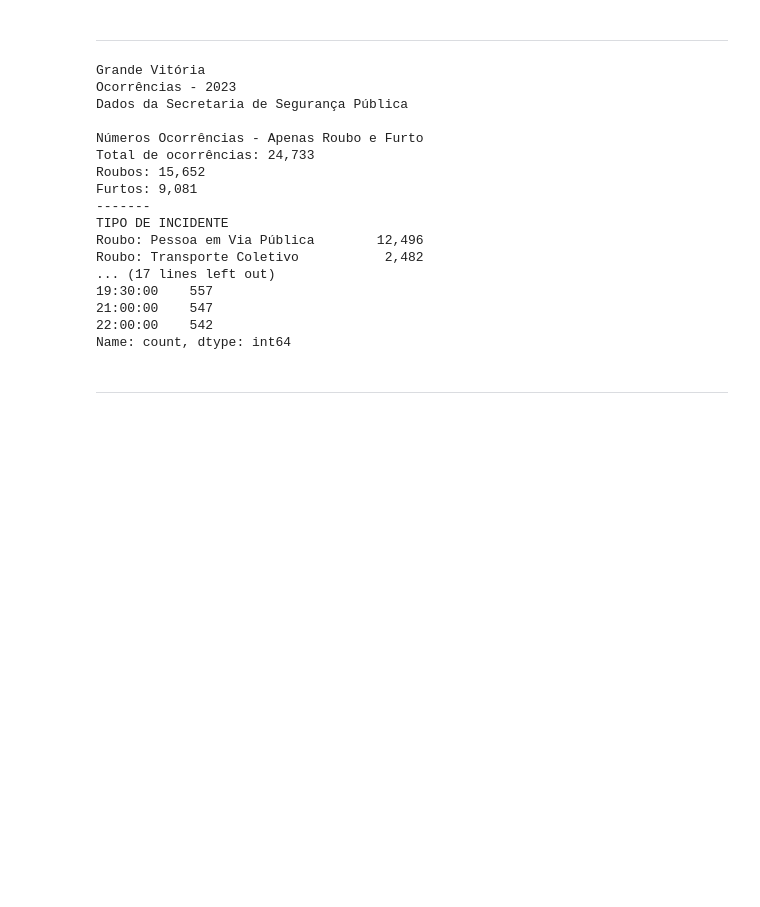
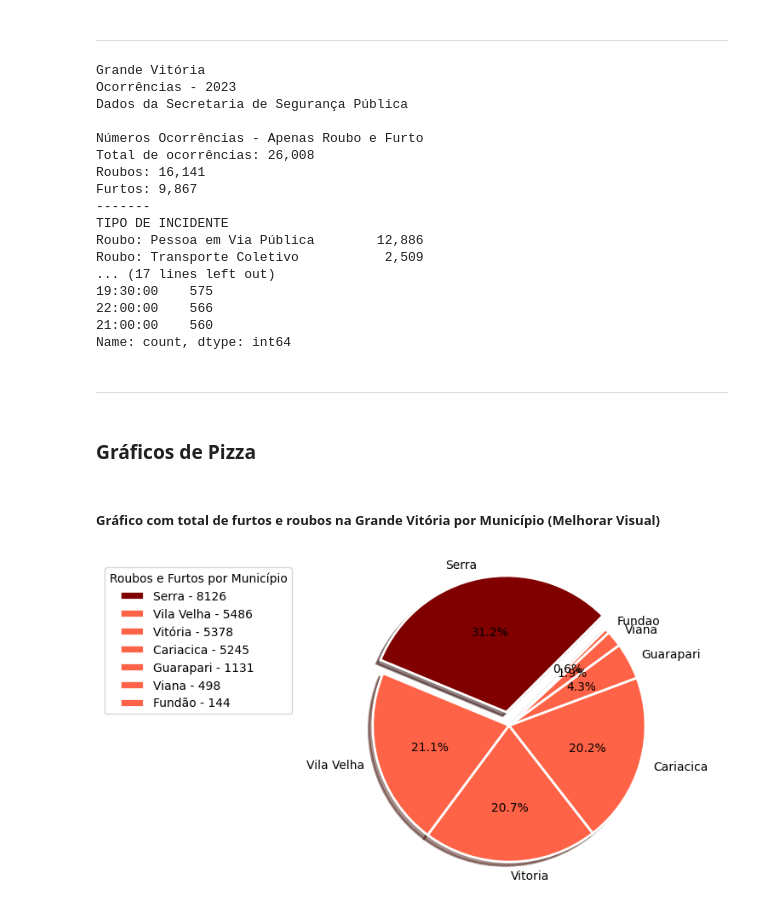
Before and after one commit to fonsecadados/Dados_SESP, a Jupyter notebook: dados_sesp.ipynb, the cells around one changed output. Drawn from its saved outputs; the diff is of its cells as text; code cells hidden in the pictures; blank space fills up the shorter version.

```diff
--- a/dados_sesp.ipynb
+++ b/dados_sesp.ipynb
@@ -277,26 +376,27 @@ Name: count, dtype: object
 ---
 # %%
 #Função que retorna visão geral dos roubos e furtos na Grande Vitória
-def grande_vitoria():
+def func_grande_vitoria():
 
-    gv = ocorrencias[(ocorrencias['MUNICIPIO'].isin(['Vitoria', 'Vila Velha', 'Serra', 'Cariacica', 'Viana'])) &
-                                 (-ocorrencias['TIPO DE INCIDENTE'].isin(['Estelionato/Fraude', 'Crimes Informáticos']))]   #Segmentar Municípios de Grande Vitória e Roubos e Furtos
+    # global gv
+    # gv = ocorrencias[(ocorrencias['MUNICIPIO'].isin(['Vitoria', 'Vila Velha', 'Serra', 'Cariacica', 'Viana'])) &
+    #                              (-ocorrencias['TIPO DE INCIDENTE'].isin(['Estelionato/Fraude', 'Crimes Informáticos']))]   #Segmentar Municípios de Grande Vitória e Roubos e Furtos
 
     # Indicadores Estatísticos
-    gv_ocorrencias = gv['OCORRENCIA'].nunique()
-    gv_roubo = gv[gv['TIPO DE INCIDENTE'].str.contains('Roubo')]
+    gv_ocorrencias = grande_vitoria['OCORRENCIA'].nunique()
+    gv_roubo = grande_vitoria[grande_vitoria['TIPO DE INCIDENTE'].str.contains('Roubo')]
     gv_roubo_contagem_unica = gv_roubo['OCORRENCIA'].nunique()
-    gv_furto = gv[gv['TIPO DE INCIDENTE'].str.contains('Furto')]
+    gv_furto = grande_vitoria[grande_vitoria['TIPO DE INCIDENTE'].str.contains('Furto')]
     gv_furto_contagem_unica = gv_furto['OCORRENCIA'].nunique()
 
     gv_contagem_incidentes = gv_roubo['TIPO DE INCIDENTE'].value_counts().head(5)
     gv_contagem_incidentes_formtado = gv_contagem_incidentes.map('{:,.0f}'.format)
 
-    gv_bairro_assalto = gv[~gv['BAIRRO'].isin(['Centro'])]
+    gv_bairro_assalto = grande_vitoria[~grande_vitoria['BAIRRO'].isin(['Centro'])]
     gv_bairro_assalto_contagem = gv_bairro_assalto['BAIRRO'].value_counts().head(5)
     gv_bairro_assalto_contagem_formatado = gv_bairro_assalto_contagem.map('{:,.0f}'.format)
 
-    gv_hora_incidente = gv[gv['HORA'] != '00:00:00']['HORA'].value_counts().head(5)
+    gv_hora_incidente = grande_vitoria[grande_vitoria['HORA'] != '00:00:00']['HORA'].value_counts().head(5)
 
     print(f'Grande Vitória')
     print('Ocorrências - 2023\nDados da Secretaria de Segurança Pública')
@@ -312,24 +412,52 @@ def grande_vitoria():
     print('-------')
     print(f'Hora do Incidente:\n{gv_hora_incidente}')
 
-grande_vitoria()
+func_grande_vitoria()
 # %% [output]
 Grande Vitória
 Ocorrências - 2023
 Dados da Secretaria de Segurança Pública
 
 Números Ocorrências - Apenas Roubo e Furto
-Total de ocorrências: 24,733
-Roubos: 15,652
-Furtos: 9,081
+Total de ocorrências: 26,008
+Roubos: 16,141
+Furtos: 9,867
 -------
 TIPO DE INCIDENTE
-Roubo: Pessoa em Via Pública        12,496
-Roubo: Transporte Coletivo           2,482
+Roubo: Pessoa em Via Pública        12,886
+Roubo: Transporte Coletivo           2,509
 ... (17 lines left out)
-19:30:00    557
-21:00:00    547
-22:00:00    542
+19:30:00    575
+22:00:00    566
+21:00:00    560
 Name: count, dtype: int64
 # %% [markdown]
 ---
+# %% [markdown]
+### Gráficos de Pizza
+# %% [markdown]
+##### Gráfico com total de furtos e roubos na Grande Vitória por Município (Melhorar Visual)
+# %%
+incidentes_por_tipo_por_municipio = grande_vitoria.groupby(['MUNICIPIO', 'TIPO DE INCIDENTE']).size()
+incidentes = incidentes_por_tipo_por_municipio.groupby('MUNICIPIO').sum().sort_values(ascending=False)
+municipios = incidentes.sort_values(ascending=False)
+
+name_mapping = {
+    'Serra' : 'Serra - 8126      ',
+    'Vila Velha': 'Vila Velha - 5486      ',
+    'Vitoria' : 'Vitória - 5378      ',
+    'Cariacica' : 'Cariacica - 5245      ',
+    'Guarapari' : 'Guarapari - 1131      ',
+    'Viana' : 'Viana - 498      ',
+    'Fundao' : 'Fundão - 144      '
+}
+
+labels_legend = [name_mapping.get(label, label) for label in municipios.index]
+colors = ['maroon' if i == 0 else 'tomato'  for i in range(len(name_mapping))]
+plt.pie(municipios, labels=municipios.index, colors=colors, startangle=45, shadow=True, explode=(0.1,0,0,0,0,0,0), autopct='%1.1f%%',
+        wedgeprops={"linewidth": 2, "edgecolor" : "white"})
+plt.axis('equal')
+plt.legend(labels_legend, title="Roubos e Furtos por Município", bbox_to_anchor=(0, 1))
+plt.show()
+# %% [output]
+[figure, added]
```
Also changed, not shown: parts of 39 cells of this notebook, 1 other file.
